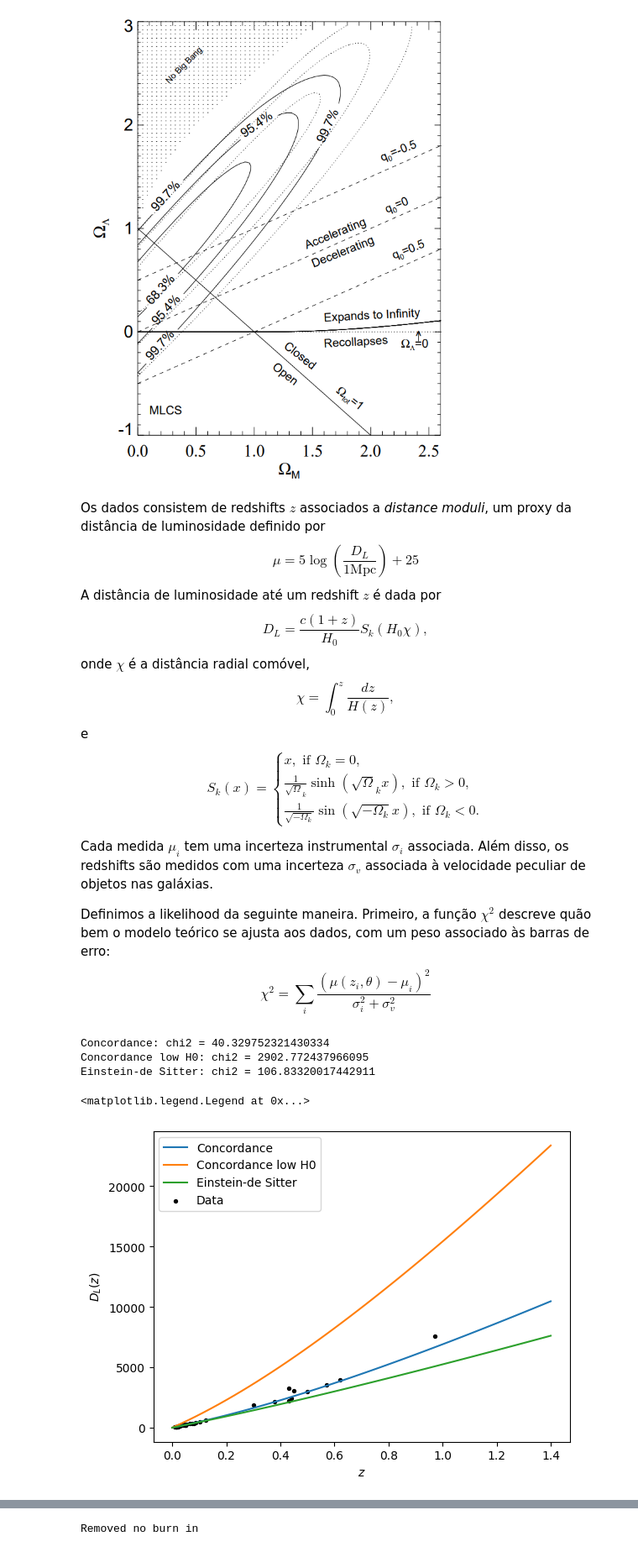
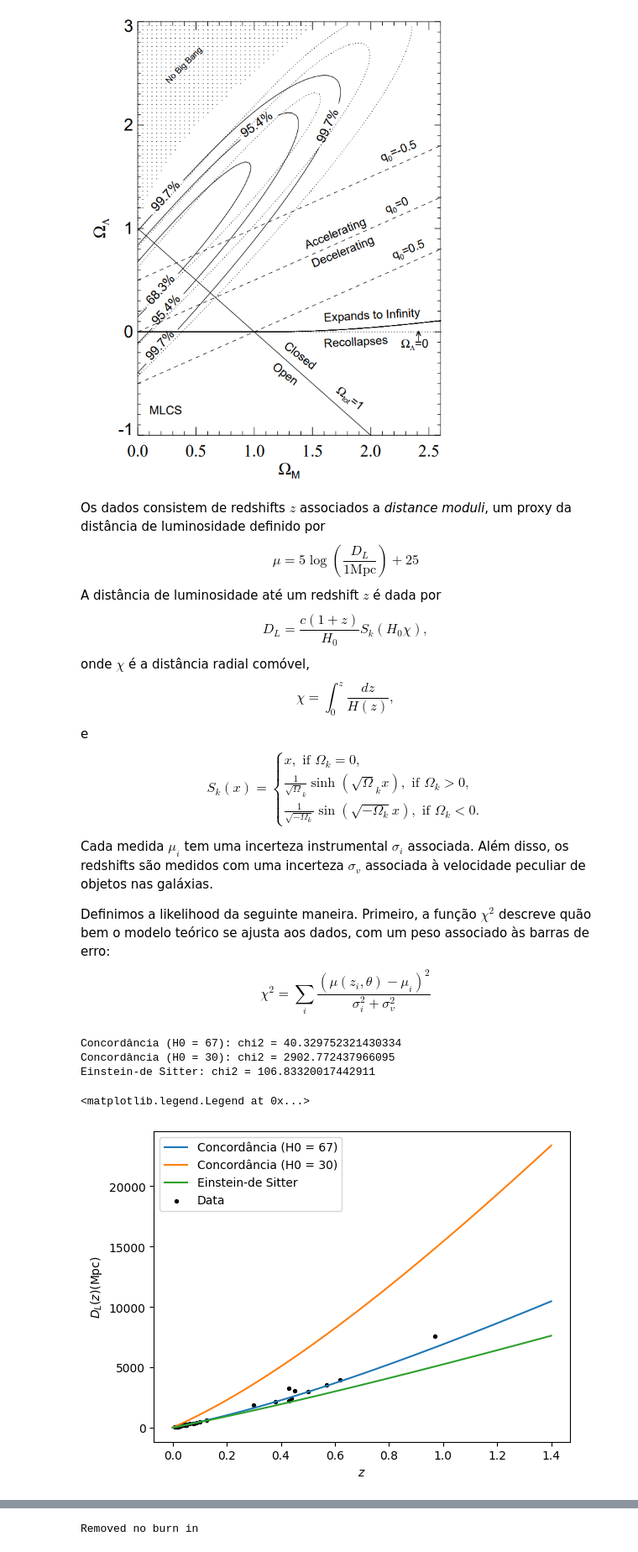
Before and after one commit to joaoreboucas1/Escola_Computacao_CBPF_Cosmologia, a Jupyter notebook: MCMC_supernovas.ipynb, the cells around one changed output, grey strips where cells are left out. Shown at 84% size. Saved outputs shown, nothing was run; the diff lists cells and outputs as text; code cells hidden in the pictures.

```diff
--- a/MCMC_supernovas.ipynb
+++ b/MCMC_supernovas.ipynb
@@ -39,32 +39,32 @@ Image("./riess.png")
 [figure]
 # %% [markdown]
 Os dados consistem de redshifts $z$ associados a *distance moduli*, um proxy da distância de luminosidade definido por
-\begin{equation}
+\begin{equation*}
     \mu = 5\log\left(\frac{D_L}{1\mathrm{Mpc}}\right) + 25
-\end{equation}
+\end{equation*}
 A distância de luminosidade até um redshift $z$ é dada por
-\begin{equation}
+\begin{equation*}
     D_L = \frac{c(1+z)}{H_0}S_k(H_0\chi),
-\end{equation}
+\end{equation*}
 onde $\chi$ é a distância radial comóvel,
-\begin{equation}
+\begin{equation*}
     \chi = \int_0^z \frac{dz}{H(z)},
-\end{equation}
+\end{equation*}
 e
-\begin{equation}
+\begin{equation*}
     S_k(x) = \begin{cases}
         x, \text{ if } \Omega_k = 0,  \\
         \frac{1}{\sqrt\Omega_k}\sinh(\sqrt\Omega_k x), \text{ if } \Omega_k > 0, \\
         \frac{1}{\sqrt{-\Omega_k}}\sin(\sqrt{-\Omega_k} x), \text{ if } \Omega_k < 0.
     \end{cases}
-\end{equation}
+\end{equation*}
 
 Cada medida $\mu_i$ tem uma incerteza instrumental $\sigma_i$ associada. Além disso, os redshifts são medidos com uma incerteza $\sigma_v$ associada à velocidade peculiar de objetos nas galáxias.
 
 Definimos a likelihood da seguinte maneira. Primeiro, a função $\chi^2$ descreve quão bem o modelo teórico se ajusta aos dados, com um peso associado às barras de erro:
-\begin{equation}
+\begin{equation*}
     \chi^2 = \sum_i \frac{(\mu(z_i, \theta) - \mu_i)^2}{\sigma_i^2 + \sigma_v^2}
-\end{equation}
+\end{equation*}
 # %%
 from time import time
 from random import uniform
@@ -99,21 +99,21 @@ def chi2(model):
 # %%
 models = {
     "Concordância (H0 = 67)": (0.3, 0.7, 67), # Modelo LambdaCDM de concordância
     "Concordância (H0 = 30)": (0.3, 0.7, 30), # Modelo LambdaCDM de concordância
     "Einstein-de Sitter": (1.0, 0.0, 67),     # Modelo Einstein-de Sitter (sem energia escura)
 }
 
 zs = np.linspace(0, 1.4, 50)
 for label, model in models.items():
     print(f"{label}: chi2 = {chi2(model)}")
     plt.plot(zs, [lum_dist(z, *model) for z in zs], label=label)
 plt.scatter(sn.zs, 10**((sn.mus - 25)/5), color="black", s=8, label="Data")
 plt.xlabel("$z$")
-plt.ylabel("$D_L(z)$")
+plt.ylabel("$D_L(z) (\mathrm{Mpc})$")
 plt.legend()
 # %% [output]
-Concordance: chi2 = 40.329752321430334
-Concordance low H0: chi2 = 2902.772437966095
+Concordância (H0 = 67): chi2 = 40.329752321430334
+Concordância (H0 = 30): chi2 = 2902.772437966095
 Einstein-de Sitter: chi2 = 106.83320017442911
 <matplotlib.legend.Legend at 0x...>
-[figure, old version]
+[figure, new version]
```
Also changed, not shown: parts of 5 cells of this notebook, 5 other files.
